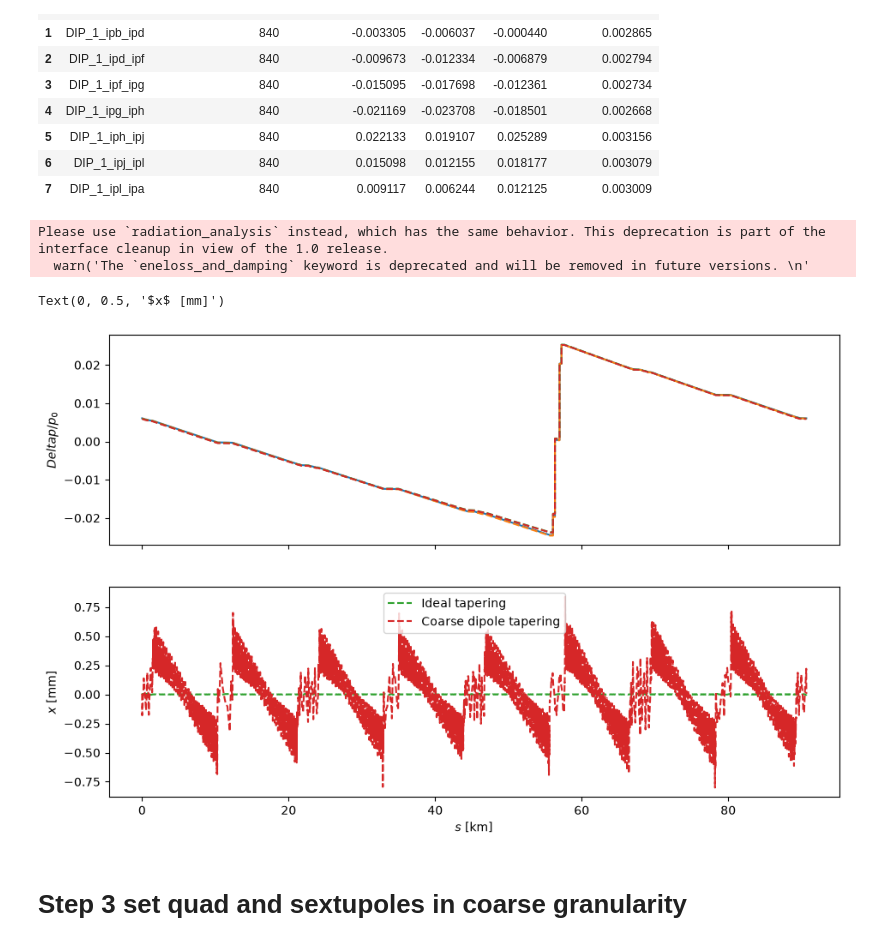
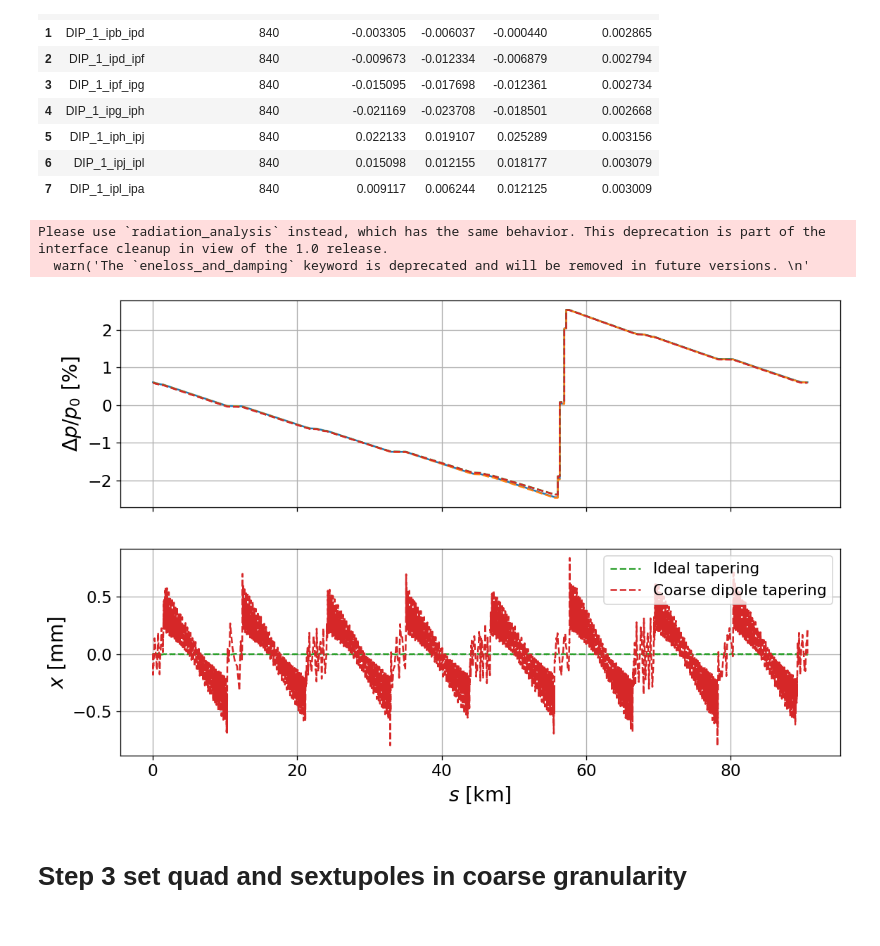
Before and after one commit to skostogl/FCCee_tapering, a Jupyter notebook: tapering_granularity_scenario2_dipole_trims.ipynb, the cells around one changed output. Drawn from its saved outputs; the diff is of its cells as text; code cells hidden in the pictures.

```diff
--- a/tapering_granularity_scenario2_dipole_trims.ipynb
+++ b/tapering_granularity_scenario2_dipole_trims.ipynb
@@ -14,7 +14,21 @@ import re
 
 from tapering import *
 # %%
-line_path = "../acc-models-fcc-ee/lattices/t/fccee_t_merged_dipoles.json"
+line_path = "/Users/skostogl/Documents/workspace/workspace_2026/FCC/07_2026/ground_motion_studies/acc-models-fcc-ee/lattices/t/fccee_t_merged_dipoles.json"
+from pathlib import Path
+
+FIGURE_DIR = Path("figures")
+FIGURE_DIR.mkdir(parents=True, exist_ok=True)
+
+plt.rcParams.update({
+    "font.size": 15,
+    "axes.labelsize": 17,
+    "axes.titlesize": 18,
+    "legend.fontsize": 13,
+    "xtick.labelsize": 14,
+    "ytick.labelsize": 14,
+    "figure.dpi": 120,
+})
 # %% [markdown]
 ## Ideal Xsuite tapering
 # %%
@@ -762,14 +785,14 @@ fig, axes = plt.subplots(
 plt.sca(axes[0])
 plt.plot(
     twiss_insertion_taper.s / 1e3,
-    twiss_insertion_taper.delta,
+    twiss_insertion_taper.delta*1e2,
     color="tab:blue",
     lw=1.5,
     label="Tapering in insertions",
 )
 plt.plot(
     tw_no_taper.s / 1e3,
-    tw_no_taper.delta,
+    tw_no_taper.delta*1e2,
     color="tab:orange",
     ls="--",
     lw=1.5,
@@ -779,7 +802,7 @@ plt.plot(
 plt.plot(
 
     twiss_ideal.s / 1e3,
-    twiss_ideal.delta,
+    twiss_ideal.delta*1e2,
     color="tab:green",
     ls="--",
     lw=1.5,
@@ -788,14 +811,15 @@ plt.plot(
 
 plt.plot(
     twiss_dipole.s / 1e3,
-    twiss_dipole.delta,
+    twiss_dipole.delta*1e2,
     color="tab:red",
     ls="--",
     lw=1.5,
     label="Coarse dipole tapering",
 )
 
-plt.ylabel(r"$Delta p/p_0$")
+axes[0].set_ylabel(r"$\Delta p/p_0$ [%]")
+plt.grid(True)
 plt.sca(axes[1])
 #plt.plot(
 #    twiss_insertion_taper.s / 1e3,
@@ -809,35 +833,37 @@ plt.sca(axes[1])
 #    tw_no_taper.x * 1e3,
 #    color="tab:orange",
 #    ls="--",
 #    lw=1.5,
 #    label="No magnet tapering",
 #)
 plt.plot(
     twiss_ideal.s / 1e3,
     twiss_ideal.x * 1e3,
     color="tab:green",
     ls="--",
     lw=1.5,
     label="Ideal tapering",
 )
 
 plt.plot(
     twiss_dipole.s / 1e3,
     twiss_dipole.x * 1e3,
     color="tab:red",
     ls="--",
     lw=1.5,
     label="Coarse dipole tapering",
 )
+plt.grid(True)
 
 plt.legend()
 plt.xlabel(r"$s$ [km]")
 plt.ylabel(r"$x$ [mm]")
+figure_path = FIGURE_DIR / "granularity_scenario2_dipole_trims.png"
+fig.savefig(figure_path, dpi=300, bbox_inches="tight")
 # %% [output]
 Please use `radiation_analysis` instead, which has the same behavior. This deprecation is part of the interface cleanup in view of the 1.0 release.
   warn('The `eneloss_and_damping` keyword is deprecated and will be removed in future versions. \n'
-Text(0, 0.5, '$x$ [mm]')
-[figure, old version]
+[figure, new version]
 # %% [markdown]
 # Step 3 set quad and sextupoles in coarse granularity
 # %%
```
Also changed, not shown: parts of 27 cells of this notebook, 2 other files.
